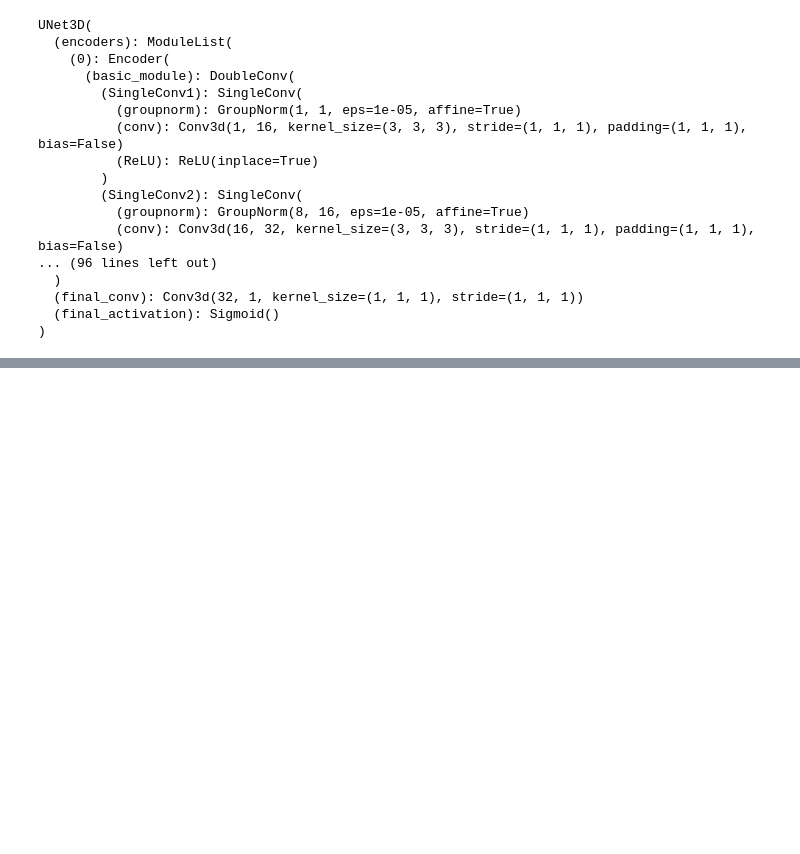
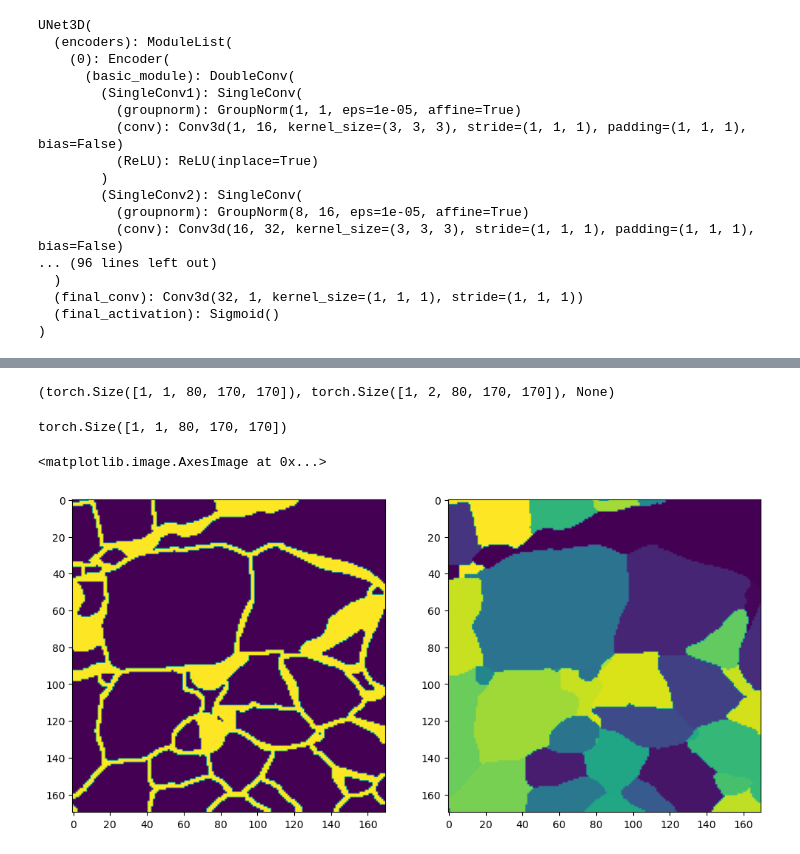
Before and after one commit to sambjohnson/pytorch-3dunet, a Jupyter notebook: resources/data_loading_check.ipynb, the cells around one changed output, grey strips where cells are left out. Saved outputs shown, nothing was run; the diff lists cells and outputs as text; code cells hidden in the pictures; blank space fills up the shorter version.

```diff
--- a/resources/data_loading_check.ipynb
+++ b/resources/data_loading_check.ipynb
@@ -273,0 +330,11 @@ config['model']
+# %%
+train_config_modified['transformer'] =  {'raw': [{'name': 'Standardize'},
+     {'name': 'ToTensor', 'expand_dims': True}],
+    'label': [{'name': 'RandomFlip'},
+     {'name': 'RandomRotate90'},
+     {'name': 'RandomRotate',
+      'axes': [[2, 1]],
+      'angle_spectrum': 45,
+      'mode': 'reflect'},
+     {'name': 'StandardLabelToBoundary', 'append_label': True},
+     {'name': 'ToTensor', 'expand_dims': False}]}
@@ -273,0 +353,2 @@ config['model']
+# %%
+trainer = u3.trainer.create_trainer(train_config_modified)
@@ -309,0 +427,10 @@ IsADirectoryError: [Errno 21] Unable to open file (file read failed: time = Wed
+# %%
+tl = trainer.loaders['train']
+ti = iter(tl)
+t = next(ti)
+# %%
+input, target, weight = trainer._split_training_batch(t)
+# %%
+input.shape, target.shape, weight
+# %% [output]
+(torch.Size([1, 1, 80, 170, 170]), torch.Size([1, 2, 80, 170, 170]), None)
@@ -309,0 +440,13 @@ IsADirectoryError: [Errno 21] Unable to open file (file read failed: time = Wed
+# %%
+output.shape
+# %% [output]
+torch.Size([1, 1, 80, 170, 170])
+# %%
+# visualize the two channels of 'target' (why two??)
+target_np = target.detach().numpy()
+fig, ax = plt.subplots(1, 2, figsize=(12, 6))
+ax[0].imshow(target_np[0, 0, 40])
+ax[1].imshow(target_np[0, 1, 40])
+# %% [output]
+<matplotlib.image.AxesImage at 0x...>
+[figure, added]
```
Also changed, not shown: parts of 32 cells of this notebook.
